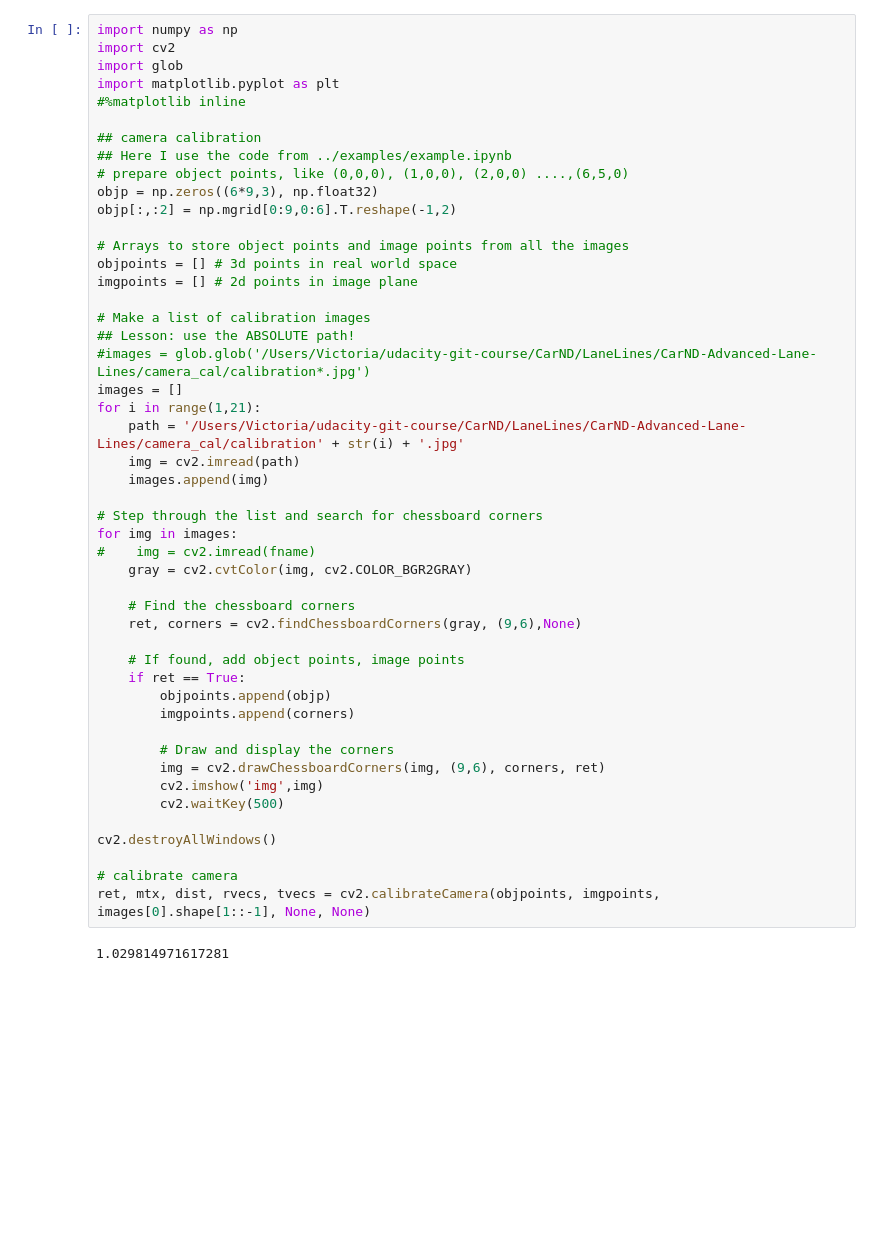
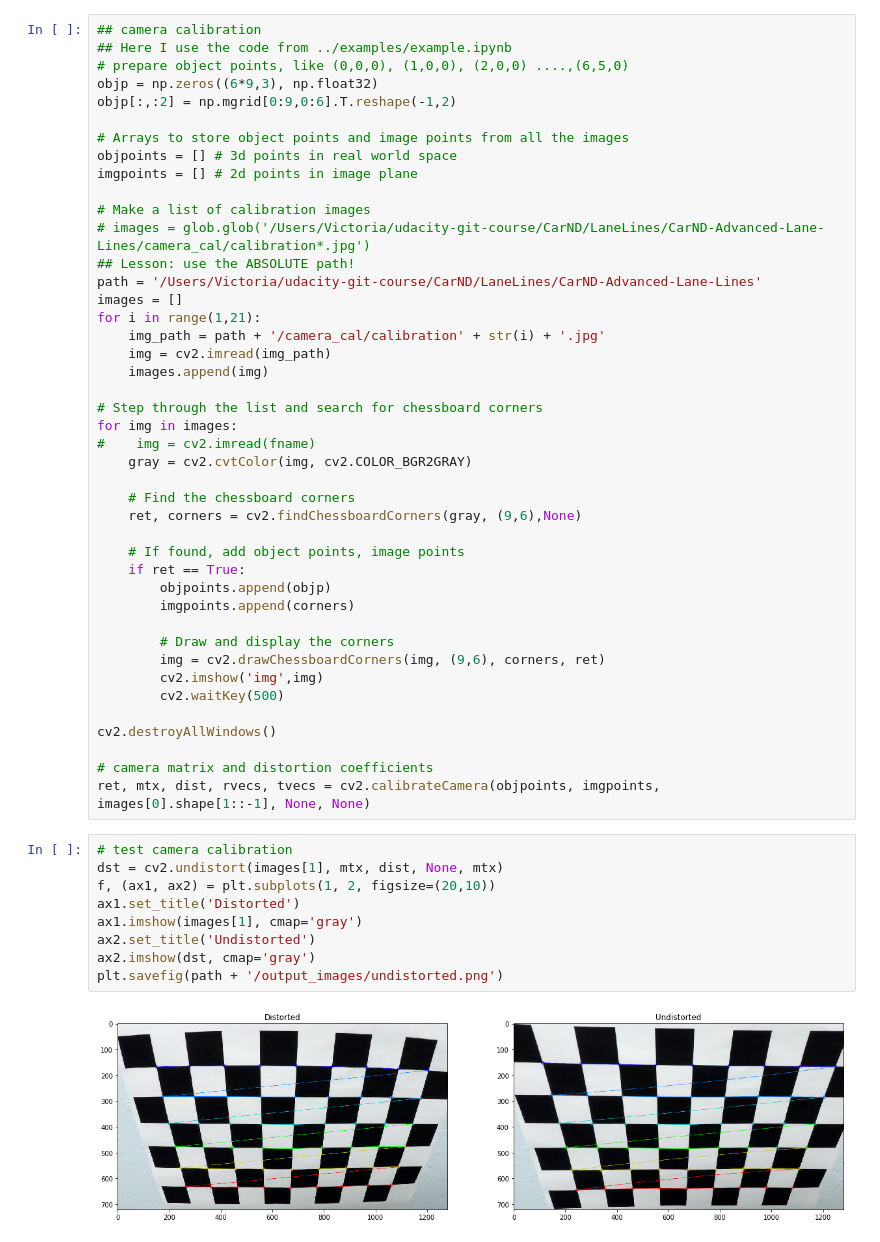
Before and after one commit to dingchen-github/AdvancedLaneLines, a Jupyter notebook: Project.ipynb, the cells around one changed output. Saved outputs shown, nothing was run; the diff lists cells and outputs as text; blank space fills up the shorter version.

```diff
--- a/Project.ipynb
+++ b/Project.ipynb
@@ -1,10 +7,4 @@
 # %%
-import numpy as np
-import cv2
-import glob
-import matplotlib.pyplot as plt
-#%matplotlib inline
-
 ## camera calibration
 ## Here I use the code from ../examples/example.ipynb
 # prepare object points, like (0,0,0), (1,0,0), (2,0,0) ....,(6,5,0)
@@ -16,12 +16,13 @@ objpoints = [] # 3d points in real world space
 imgpoints = [] # 2d points in image plane
 
 # Make a list of calibration images
+# images = glob.glob('/Users/Victoria/udacity-git-course/CarND/LaneLines/CarND-Advanced-Lane-Lines/camera_cal/calibration*.jpg')
 ## Lesson: use the ABSOLUTE path!
-#images = glob.glob('/Users/Victoria/udacity-git-course/CarND/LaneLines/CarND-Advanced-Lane-Lines/camera_cal/calibration*.jpg')
+path = '/Users/Victoria/udacity-git-course/CarND/LaneLines/CarND-Advanced-Lane-Lines'
 images = []
 for i in range(1,21):
-    path = '/Users/Victoria/udacity-git-course/CarND/LaneLines/CarND-Advanced-Lane-Lines/camera_cal/calibration' + str(i) + '.jpg'
-    img = cv2.imread(path)
+    img_path = path + '/camera_cal/calibration' + str(i) + '.jpg'
+    img = cv2.imread(img_path)
     images.append(img)
 
 # Step through the list and search for chessboard corners
@@ -44,7 +45,16 @@ for img in images:
 
 cv2.destroyAllWindows()
 
-# calibrate camera
+# camera matrix and distortion coefficients
 ret, mtx, dist, rvecs, tvecs = cv2.calibrateCamera(objpoints, imgpoints, images[0].shape[1::-1], None, None)
-# %% [output]
-1.029814971617281
+# %%
+# test camera calibration
+dst = cv2.undistort(images[1], mtx, dist, None, mtx)
+f, (ax1, ax2) = plt.subplots(1, 2, figsize=(20,10))
+ax1.set_title('Distorted')
+ax1.imshow(images[1], cmap='gray')
+ax2.set_title('Undistorted')
+ax2.imshow(dst, cmap='gray')
+plt.savefig(path + '/output_images/undistorted.png')
+# %% [output]
+[figure, added]
```
Also changed, not shown: parts of 5 cells of this notebook.
